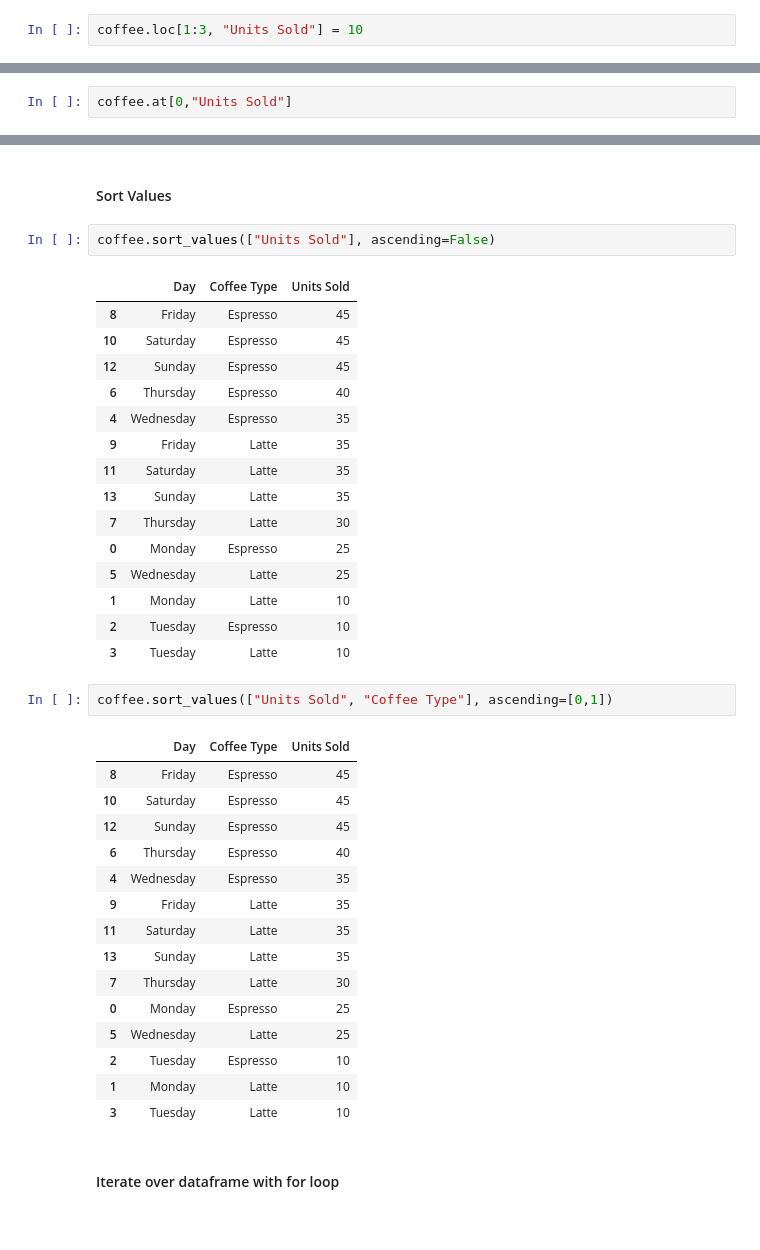
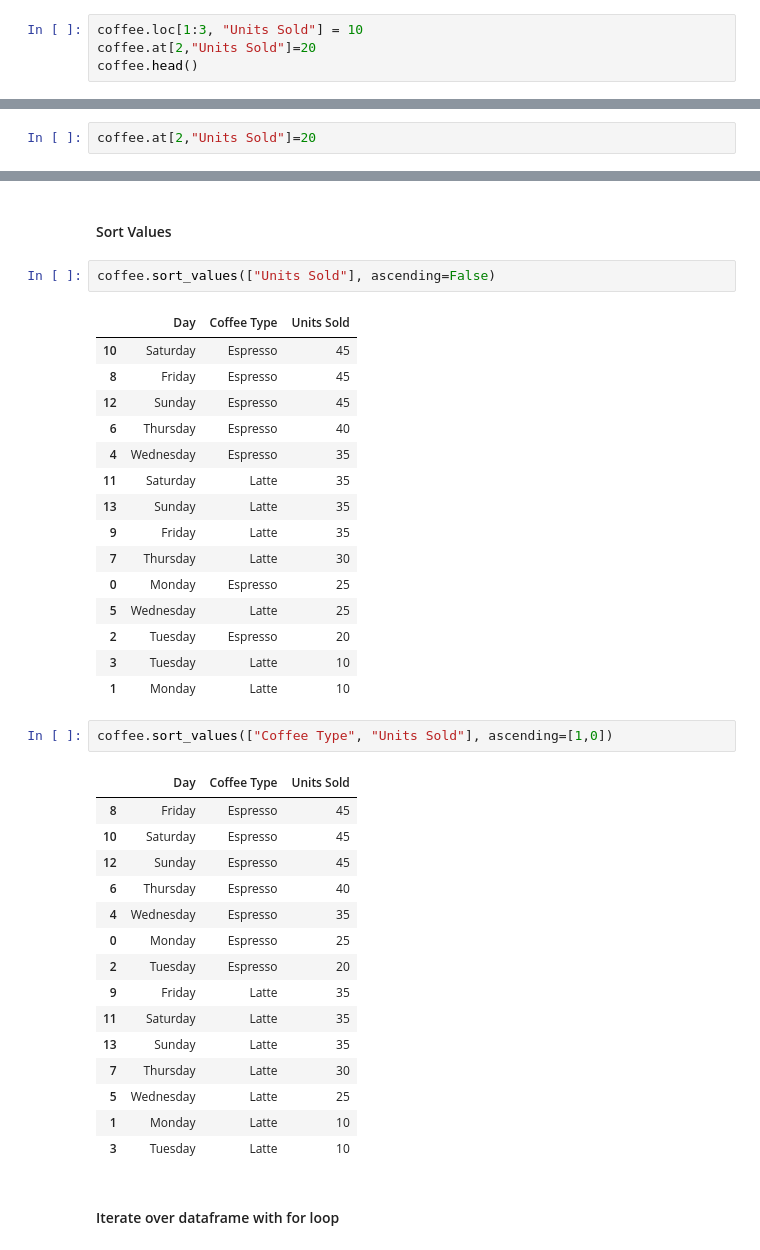
Before and after one commit to Opradyus/complete-pandas-tutorial-keith-galli, a Jupyter notebook: tutorial.ipynb, the cells around one changed output, grey strips where cells are left out. Saved outputs shown, nothing was run; the diff lists cells and outputs as text.

```diff
--- a/tutorial.ipynb
+++ b/tutorial.ipynb
@@ -226,3 +283,5 @@ coffee = pd.read_csv('./warmup-data/coffee.csv')
 #### Setting Values
 # %%
 coffee.loc[1:3, "Units Sold"] = 10
+coffee.at[2,"Units Sold"]=20
+coffee.head()
@@ -229,4 +295,4 @@ coffee.loc[1:3, "Units Sold"] = 10
 # %% [markdown]
 #### Optimized way to get single values (.at & .iat)
 # %%
-coffee.at[0,"Units Sold"]
+coffee.at[2,"Units Sold"]=20
@@ -280,36 +345,36 @@ Name: Day, dtype: object
 coffee.sort_values(["Units Sold"], ascending=False)
 # %% [output]
 |  | Day | Coffee Type | Units Sold |
+| 10 | Saturday | Espresso | 45 |
 | 8 | Friday | Espresso | 45 |
-| 10 | Saturday | Espresso | 45 |
 | 12 | Sunday | Espresso | 45 |
 | 6 | Thursday | Espresso | 40 |
 | 4 | Wednesday | Espresso | 35 |
-| 9 | Friday | Latte | 35 |
 | 11 | Saturday | Latte | 35 |
 | 13 | Sunday | Latte | 35 |
+| 9 | Friday | Latte | 35 |
 | 7 | Thursday | Latte | 30 |
 | 0 | Monday | Espresso | 25 |
 | 5 | Wednesday | Latte | 25 |
+| 2 | Tuesday | Espresso | 20 |
+| 3 | Tuesday | Latte | 10 |
 | 1 | Monday | Latte | 10 |
-| 2 | Tuesday | Espresso | 10 |
-| 3 | Tuesday | Latte | 10 |
 # %%
-coffee.sort_values(["Units Sold", "Coffee Type"], ascending=[0,1])
+coffee.sort_values(["Coffee Type", "Units Sold"], ascending=[1,0])
 # %% [output]
 |  | Day | Coffee Type | Units Sold |
 | 8 | Friday | Espresso | 45 |
 | 10 | Saturday | Espresso | 45 |
 | 12 | Sunday | Espresso | 45 |
 | 6 | Thursday | Espresso | 40 |
 | 4 | Wednesday | Espresso | 35 |
+| 0 | Monday | Espresso | 25 |
+| 2 | Tuesday | Espresso | 20 |
 | 9 | Friday | Latte | 35 |
 | 11 | Saturday | Latte | 35 |
 | 13 | Sunday | Latte | 35 |
 | 7 | Thursday | Latte | 30 |
-| 0 | Monday | Espresso | 25 |
 | 5 | Wednesday | Latte | 25 |
-| 2 | Tuesday | Espresso | 10 |
 | 1 | Monday | Latte | 10 |
 | 3 | Tuesday | Latte | 10 |
 # %% [markdown]
```
Also changed, not shown: parts of 20 cells of this notebook, 2 other files.
